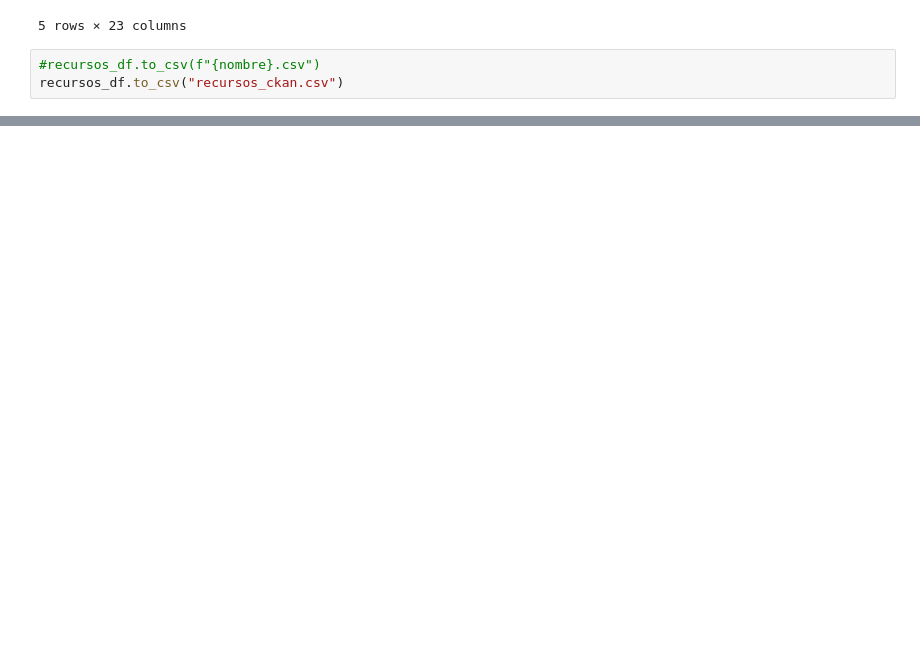
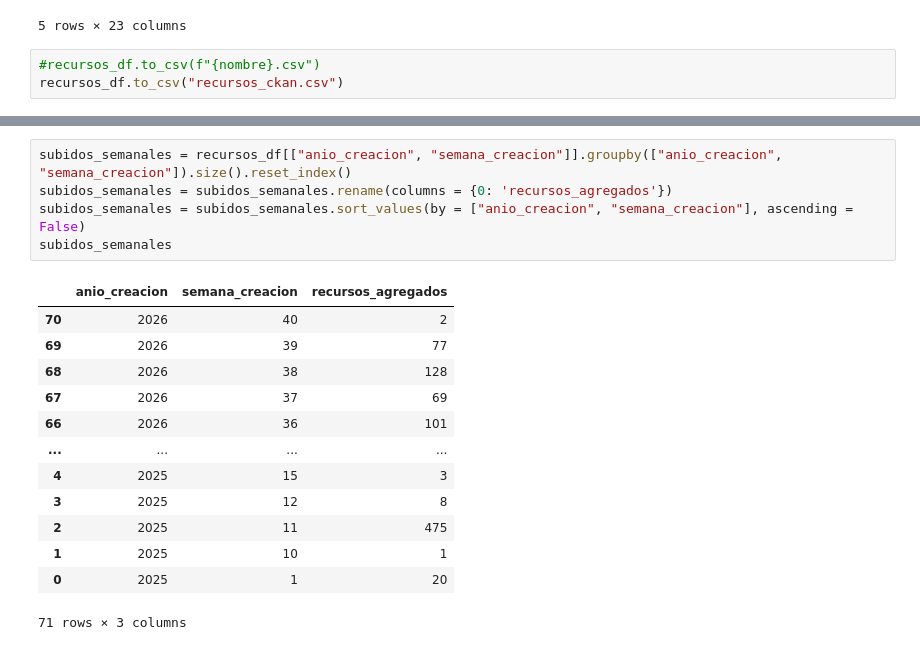
Before and after one commit to AlejandraFranSi/ckan_csv, a Jupyter notebook: generacion_base_semanal.ipynb, the cells around one changed output, grey strips where cells are left out. Drawn from its saved outputs; the diff is of its cells as text; blank space fills up the shorter version.

```diff
--- a/generacion_base_semanal.ipynb
+++ b/generacion_base_semanal.ipynb
@@ -242,0 +255,19 @@ recursos_df.to_csv("recursos_ckan.csv")
+# %%
+subidos_semanales = recursos_df[["anio_creacion", "semana_creacion"]].groupby(["anio_creacion", "semana_creacion"]).size().reset_index()
+subidos_semanales = subidos_semanales.rename(columns = {0: 'recursos_agregados'})
+subidos_semanales = subidos_semanales.sort_values(by = ["anio_creacion", "semana_creacion"], ascending = False)
+subidos_semanales
+# %% [output]
+|  | anio_creacion | semana_creacion | recursos_agregados |
+| 70 | 2026 | 40 | 2 |
+| 69 | 2026 | 39 | 77 |
+| 68 | 2026 | 38 | 128 |
+| 67 | 2026 | 37 | 69 |
+| 66 | 2026 | 36 | 101 |
+| ... | ... | ... | ... |
+| 4 | 2025 | 15 | 3 |
+| 3 | 2025 | 12 | 8 |
+| 2 | 2025 | 11 | 475 |
+| 1 | 2025 | 10 | 1 |
+| 0 | 2025 | 1 | 20 |
+71 rows × 3 columns
```
Also changed, not shown: parts of 14 cells of this notebook.
